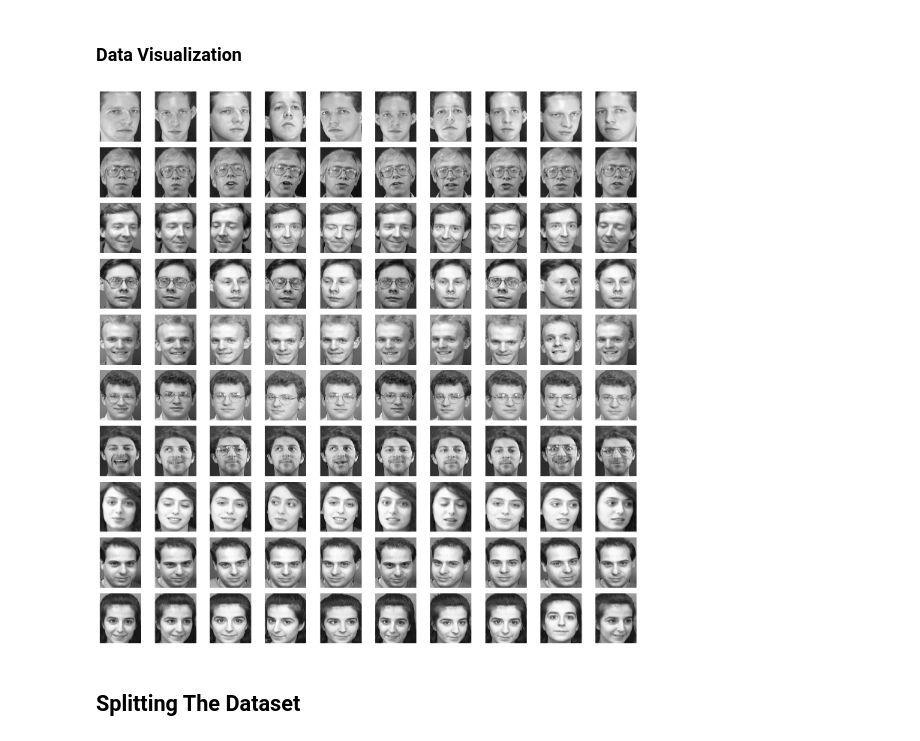
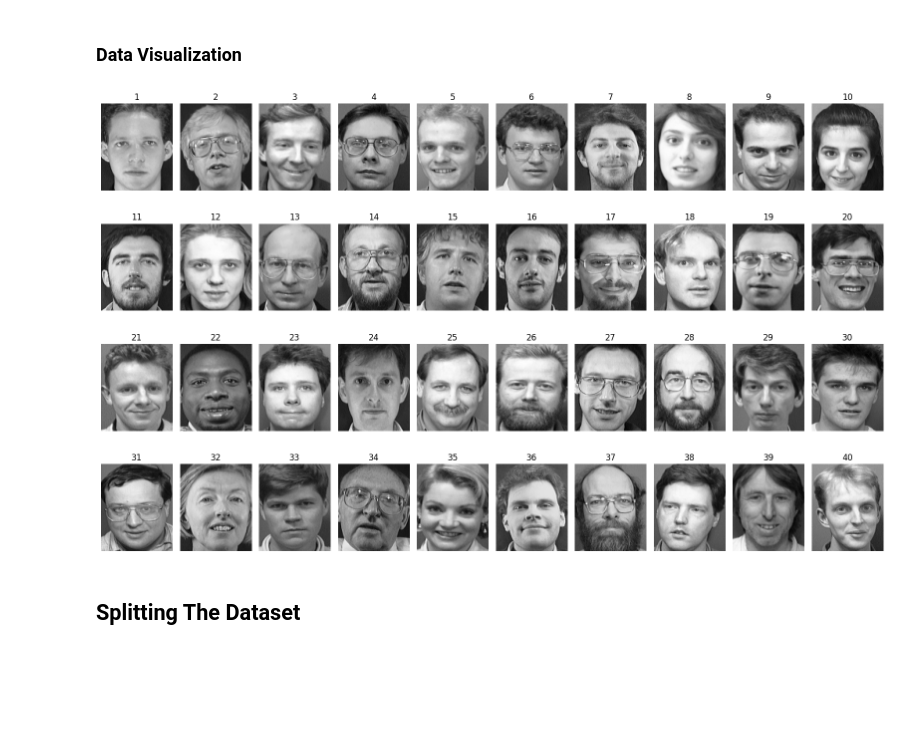
Before and after one commit to ahmedsamir459/Face-Recognition, a Jupyter notebook: PCA_LDA.ipynb, the cells around one changed output. Cells and saved outputs as stored; diff of their text form; code cells hidden in the pictures; blank space fills up the shorter version.

```diff
--- a/PCA_LDA.ipynb
+++ b/PCA_LDA.ipynb
@@ -31,21 +30,22 @@ for path in paths:
 # %%
 image_height = 112
 image_width = 92
 
-fig, axs = plt.subplots(10, 10, figsize=(15, 15))  # Create a grid of 2x2 subplots
+fig, axs = plt.subplots(4, 10, figsize=(16, 10))
 
 # Flatten the array of axes
 axs = axs.ravel()
 
-for i in range(100):  # Change this to plot more/fewer images
-    image_array = np.reshape(Data[i], (image_height, image_width))
-    axs[i].imshow(image_array, cmap="gray")  # Use cmap='gray' for grayscale images
-    axs[i].axis("off")  # Turn off axis
+for i in range(40):
+    image_array = np.reshape(Data[(i) * 10], (image_height, image_width))
+    axs[i].imshow(image_array, cmap="gray")
+    axs[i].set_title(i + 1)
+    axs[i].axis("off")
 
 plt.tight_layout()
 plt.show()
 # %% [output]
-[figure, old version]
+[figure, new version]
 # %% [markdown]
 ## Splitting The Dataset
 # %%
```
Also changed, not shown: parts of 14 cells of this notebook.
